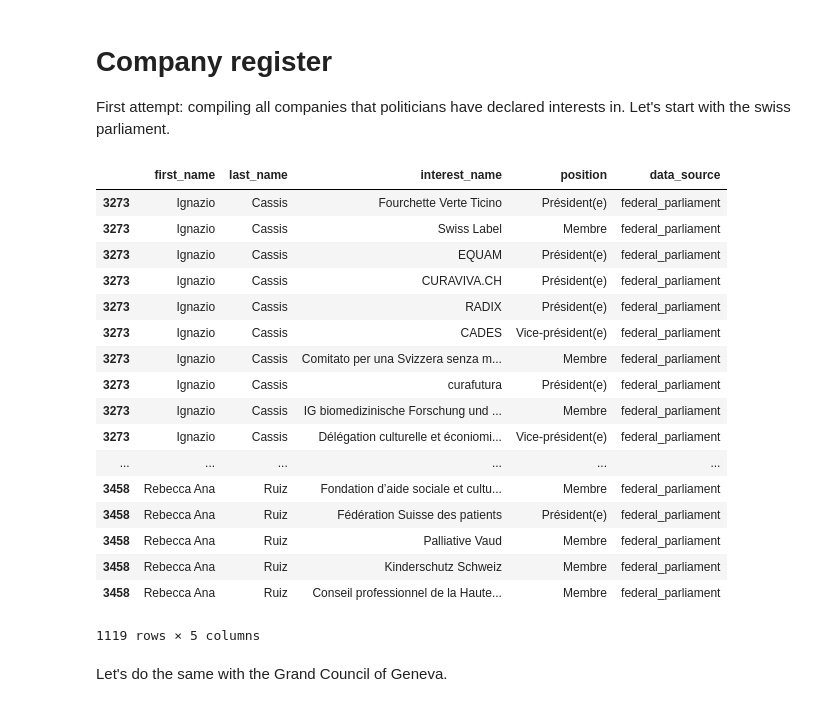
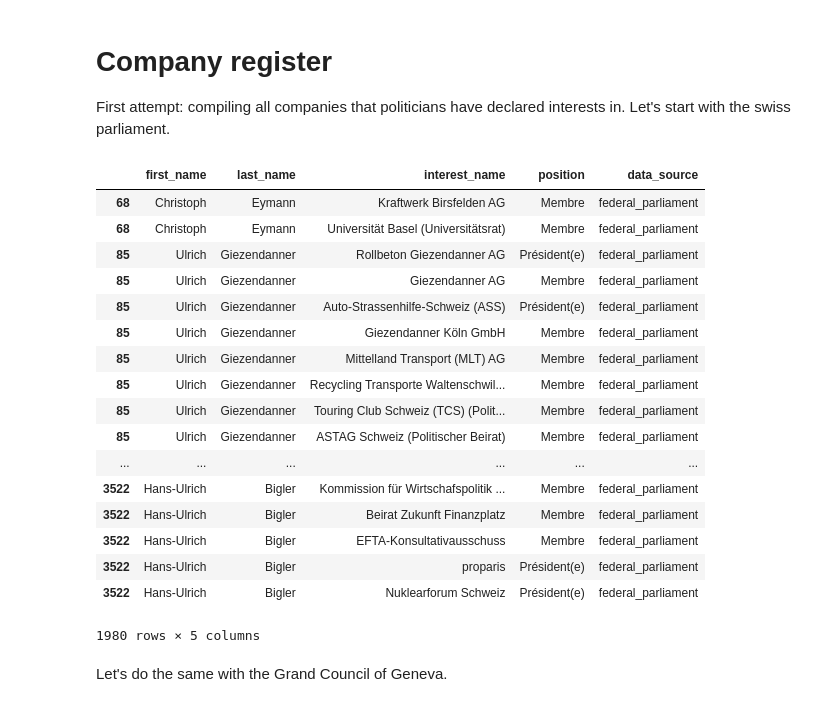
Before and after one commit to fdevillard/ada-swissleak, a Jupyter notebook: semion.ipynb, the cells around one changed output. Drawn from its saved outputs; the diff is of its cells as text; code cells hidden in the pictures.

```diff
--- a/semion.ipynb
+++ b/semion.ipynb
@@ -5,56 +5,55 @@ First attempt: compiling all companies that politicians have declared interests
 import pandas as pd
 import numpy as np
 
-SAMPLING = True
+SAMPLING = False
 SAMPLE_SIZE = 100
 # %%
 swiss_parliament = pd.read_json("data/parliament_members_interests.json")
 # Short sample for testing
 if SAMPLING:
     # We don't use pandas sample function because the code breaks
     # if it samples only MPs with no interests.
     swiss_parliament = swiss_parliament[3000:3459]
 # Unpack the interests with one row per interest
 interests_list = swiss_parliament.groupby(level=0).Interests.apply(
     lambda x: pd.DataFrame(x.values[0])
 )
 
 # Join the one-row-per-interest table with the info from the original table
 interests_list.index = interests_list.index.droplevel(1)
 swiss_parliament = swiss_parliament.drop("Interests", axis=1)
 
 # Replace NaNs with "" so split can work
 swiss_parliament_interests = swiss_parliament.join(interests_list, how='inner')[["FirstName", "LastName", "InterestName","FunctionInAgencyText"]].fillna("")
 swiss_parliament_interests["InterestName"] = swiss_parliament_interests["InterestName"].apply(lambda x: x.split(",")[0])
 swiss_parliament_interests = swiss_parliament_interests.rename(
     columns={
         "FirstName": "first_name",
         "LastName": "last_name",
         "FunctionInAgencyText": "position",
         "InterestName": "interest_name",
     }
 )
 swiss_parliament_interests["data_source"] = "federal_parliament"
-swiss_parliament_interests
 # %% [output]
 |  | first_name | last_name | interest_name | position | data_source |
-| 3273 | Ignazio | Cassis | Fourchette Verte Ticino | Président(e) | federal_parliament |
-| 3273 | Ignazio | Cassis | Swiss Label | Membre | federal_parliament |
-| 3273 | Ignazio | Cassis | EQUAM | Président(e) | federal_parliament |
-| 3273 | Ignazio | Cassis | CURAVIVA.CH | Président(e) | federal_parliament |
-| 3273 | Ignazio | Cassis | RADIX | Président(e) | federal_parliament |
-| 3273 | Ignazio | Cassis | CADES | Vice-président(e) | federal_parliament |
-| 3273 | Ignazio | Cassis | Comitato per una Svizzera senza m... | Membre | federal_parliament |
-| 3273 | Ignazio | Cassis | curafutura | Président(e) | federal_parliament |
-| 3273 | Ignazio | Cassis | IG biomedizinische Forschung und ... | Membre | federal_parliament |
-| 3273 | Ignazio | Cassis | Délégation culturelle et éconiomi... | Vice-président(e) | federal_parliament |
+| 68 | Christoph | Eymann | Kraftwerk Birsfelden AG | Membre | federal_parliament |
+| 68 | Christoph | Eymann | Universität Basel (Universitätsrat) | Membre | federal_parliament |
+| 85 | Ulrich | Giezendanner | Rollbeton Giezendanner AG | Président(e) | federal_parliament |
+| 85 | Ulrich | Giezendanner | Giezendanner AG | Membre | federal_parliament |
+| 85 | Ulrich | Giezendanner | Auto-Strassenhilfe-Schweiz (ASS) | Président(e) | federal_parliament |
+| 85 | Ulrich | Giezendanner | Giezendanner Köln GmbH | Membre | federal_parliament |
+| 85 | Ulrich | Giezendanner | Mittelland Transport (MLT) AG | Membre | federal_parliament |
+| 85 | Ulrich | Giezendanner | Recycling Transporte Waltenschwil... | Membre | federal_parliament |
+| 85 | Ulrich | Giezendanner | Touring Club Schweiz (TCS) (Polit... | Membre | federal_parliament |
+| 85 | Ulrich | Giezendanner | ASTAG Schweiz (Politischer Beirat) | Membre | federal_parliament |
 | ... | ... | ... | ... | ... | ... |
-| 3458 | Rebecca Ana | Ruiz | Fondation d’aide sociale et cultu... | Membre | federal_parliament |
-| 3458 | Rebecca Ana | Ruiz | Fédération Suisse des patients | Président(e) | federal_parliament |
-| 3458 | Rebecca Ana | Ruiz | Palliative Vaud | Membre | federal_parliament |
-| 3458 | Rebecca Ana | Ruiz | Kinderschutz Schweiz | Membre | federal_parliament |
-| 3458 | Rebecca Ana | Ruiz | Conseil professionnel de la Haute... | Membre | federal_parliament |
+| 3522 | Hans-Ulrich | Bigler | Kommission für Wirtschafspolitik ... | Membre | federal_parliament |
+| 3522 | Hans-Ulrich | Bigler | Beirat Zukunft Finanzplatz | Membre | federal_parliament |
+| 3522 | Hans-Ulrich | Bigler | EFTA-Konsultativausschuss | Membre | federal_parliament |
+| 3522 | Hans-Ulrich | Bigler | proparis | Président(e) | federal_parliament |
+| 3522 | Hans-Ulrich | Bigler | Nuklearforum Schweiz | Président(e) | federal_parliament |
-1119 rows × 5 columns
+1980 rows × 5 columns
 # %% [markdown]
 Let's do the same with the Grand Council of Geneva.
 # %%
```
Also changed, not shown: parts of 4 cells of this notebook, 1 other file.
